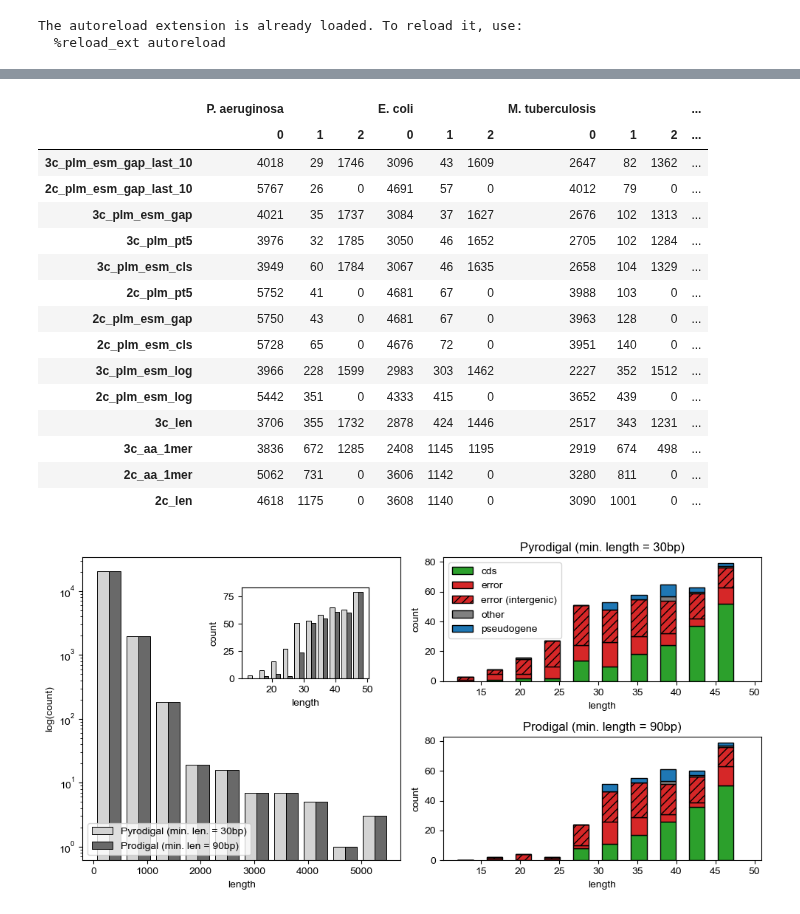
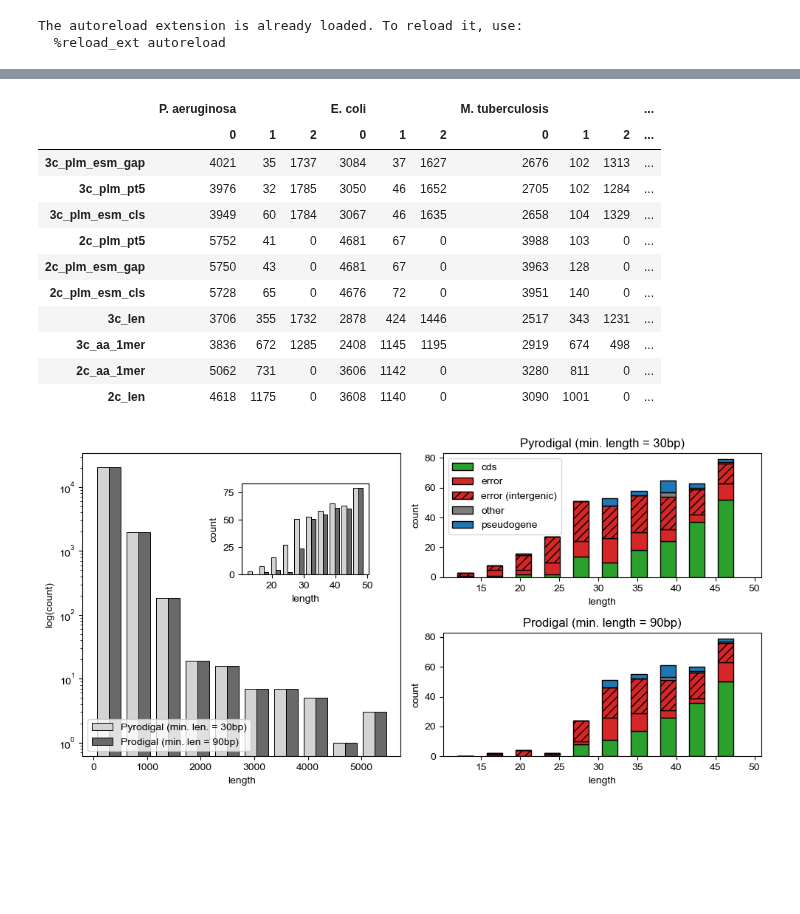
Before and after one commit to pipparichter/selenobot, a Jupyter notebook: notebooks/model-orgs-3c.ipynb, the cells around one changed output, grey strips where cells are left out. Saved outputs shown, nothing was run; the diff lists cells and outputs as text; code cells hidden in the pictures; blank space fills up the shorter version.

```diff
--- a/notebooks/model-orgs-3c.ipynb
+++ b/notebooks/model-orgs-3c.ipynb
@@ -115,50 +116,43 @@ table_2(feature_types)
 | E. coli formate dehydrogenase-N s... | 1 | 0 | 1 | 0 | 1 | 0 | 1 | ... |
 | E. coli formate dehydrogenase-N s... | 1 | 0 | 1 | 0 | 1 | 0 | 1 | ... |
 # %%
-def table_1(pred_df:pd.DataFrame, path:str='../figures/model-orgs-table_1.png'):
+def table_1(pred_df:pd.DataFrame, path:str='../figures/model-orgs-3c-table_1.png'):
     '''A table displaying the number of predicted selenoproteins for each organism for each model.'''
     col_pattern = 'model_([0-9a-z_]+)_prediction'
 
     col_index = []
     values = []
     for organism in organisms:
         pred_df = pd.read_csv(f'../data/results/{organism}.predict.csv', index_col=0)
-
-        # NOTE: There was a bug in my embeddings for this feature, so just remove for now.
-        pred_df.drop(columns=[col for col in pred_df.columns if 'pt5_last_10' in col], inplace=True)
 
         row_index = [re.match(col_pattern, col).group(1) for col in pred_df.columns if (re.match(col_pattern, col) is not None)]
         col_values = list()
         for pred in range(3):
             col_index.append((repr(organism), pred))
             col_values += [[(pred_df[f'model_{feature_type}_prediction'] == pred).sum() for feature_type in row_index]]
         values += col_values
     values = np.array(values).T
     table_df = pd.DataFrame(values, index=row_index, columns=pd.MultiIndex.from_tuples(col_index))
 
     org_names = [repr(organism) for organism in organisms]
     table_df[('total', 0)] = table_df[[(s, 0) for s in org_names]].sum(axis=1)
     table_df[('total', 1)] = table_df[[(s, 1) for s in org_names]].sum(axis=1)
     table_df[('total', 2)] = table_df[[(s, 2) for s in org_names]].sum(axis=1)
     table_df = table_df.sort_values(('total', 1))
 
     dfi.export(table_df, path)
     return table_df
 
 table_1(pred_df)
 # %% [output]
 |  | P. aeruginosa |  |  | E. coli |  |  | M. tuberculosis |  |  | ... |
 |  | 0 | 1 | 2 | 0 | 1 | 2 | 0 | 1 | 2 | ... |
-| 3c_plm_esm_gap_last_10 | 4018 | 29 | 1746 | 3096 | 43 | 1609 | 2647 | 82 | 1362 | ... |
-| 2c_plm_esm_gap_last_10 | 5767 | 26 | 0 | 4691 | 57 | 0 | 4012 | 79 | 0 | ... |
 | 3c_plm_esm_gap | 4021 | 35 | 1737 | 3084 | 37 | 1627 | 2676 | 102 | 1313 | ... |
 | 3c_plm_pt5 | 3976 | 32 | 1785 | 3050 | 46 | 1652 | 2705 | 102 | 1284 | ... |
 | 3c_plm_esm_cls | 3949 | 60 | 1784 | 3067 | 46 | 1635 | 2658 | 104 | 1329 | ... |
 | 2c_plm_pt5 | 5752 | 41 | 0 | 4681 | 67 | 0 | 3988 | 103 | 0 | ... |
 | 2c_plm_esm_gap | 5750 | 43 | 0 | 4681 | 67 | 0 | 3963 | 128 | 0 | ... |
 | 2c_plm_esm_cls | 5728 | 65 | 0 | 4676 | 72 | 0 | 3951 | 140 | 0 | ... |
-| 3c_plm_esm_log | 3966 | 228 | 1599 | 2983 | 303 | 1462 | 2227 | 352 | 1512 | ... |
-| 2c_plm_esm_log | 5442 | 351 | 0 | 4333 | 415 | 0 | 3652 | 439 | 0 | ... |
 | 3c_len | 3706 | 355 | 1732 | 2878 | 424 | 1446 | 2517 | 343 | 1231 | ... |
 | 3c_aa_1mer | 3836 | 672 | 1285 | 2408 | 1145 | 1195 | 2919 | 674 | 498 | ... |
 | 2c_aa_1mer | 5062 | 731 | 0 | 3606 | 1142 | 0 | 3280 | 811 | 0 | ... |
```
Also changed, not shown: parts of 11 cells of this notebook, 23 other files.
